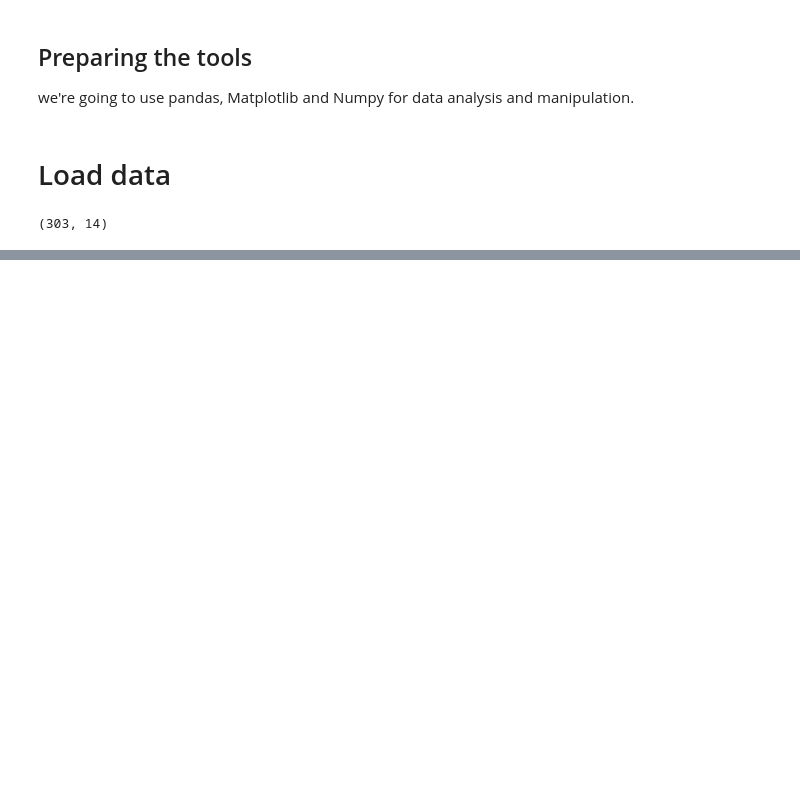
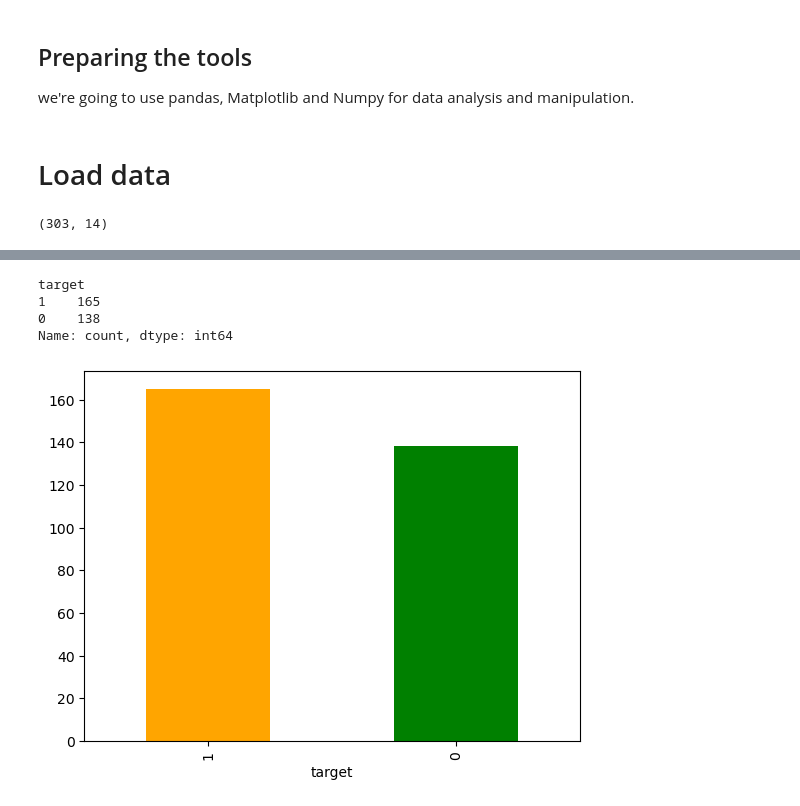
Before and after one commit to AbdiDesalegn/Supervised_learning_project-classification-, a Jupyter notebook: Heart-Disease-Classification.ipynb, the cells around one changed output, grey strips where cells are left out. Cells and saved outputs as stored; diff of their text form; code cells hidden in the pictures; blank space fills up the shorter version.

```diff
--- a/Heart-Disease-Classification.ipynb
+++ b/Heart-Disease-Classification.ipynb
@@ -85,0 +139,13 @@ A goal is to know and understand the data and become a subject matter expert on
+# %%
+# Let's find out how many  of each class there are
+
+df["target"].value_counts()
+# %% [output]
+target
+1    165
+0    138
+Name: count, dtype: int64
+# %%
+df["target"].value_counts().plot(kind="bar",color=["orange","green"]);
+# %% [output]
+[figure, added]
```
Also changed, not shown: parts of 55 cells of this notebook, 1 other file.
